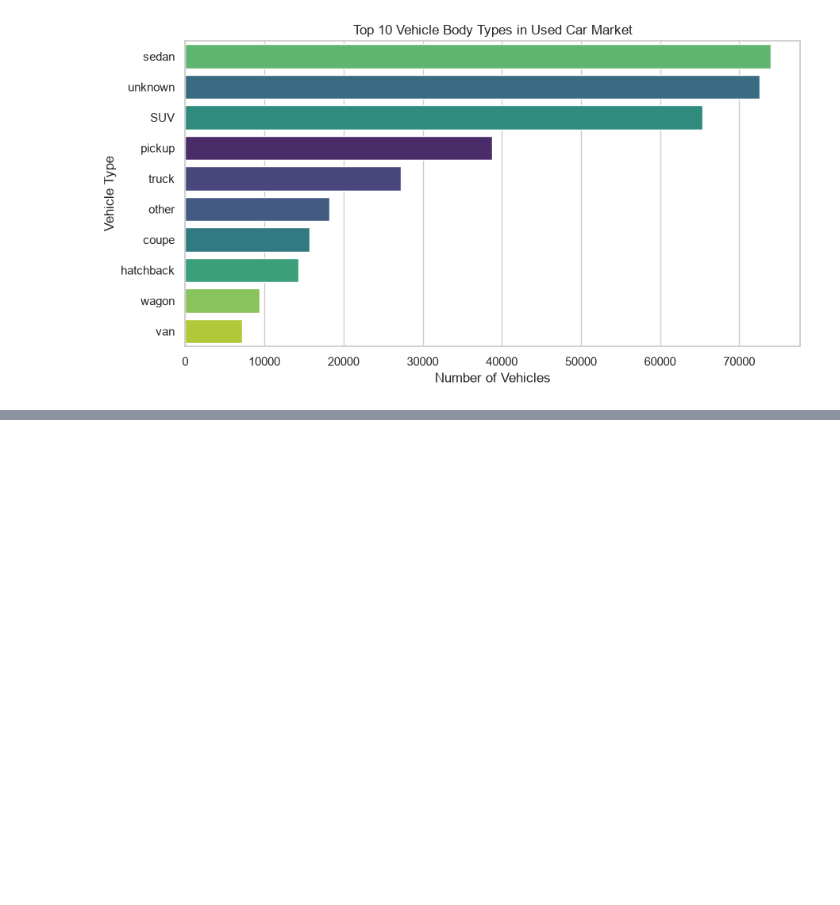
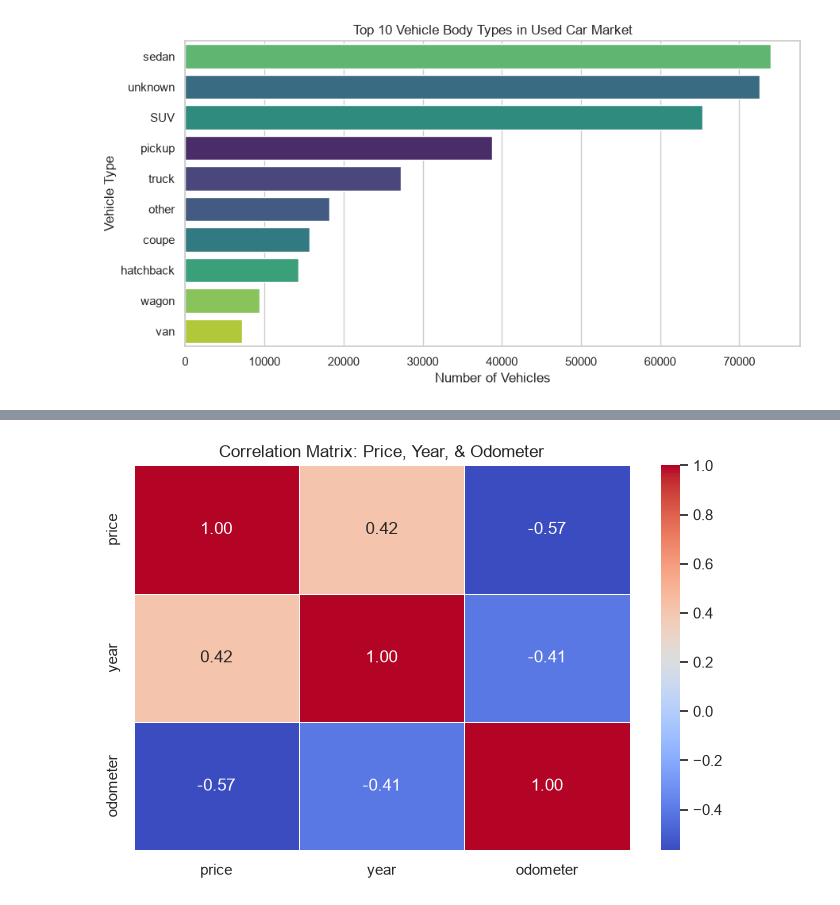
Before and after one commit to harybagus/used-car-market-analysis, a Jupyter notebook: used_car_market_analysis.ipynb, the cells around one changed output, grey strips where cells are left out. Saved outputs shown, nothing was run; the diff lists cells and outputs as text; code cells hidden in the pictures; blank space fills up the shorter version.

```diff
--- a/used_car_market_analysis.ipynb
+++ b/used_car_market_analysis.ipynb
@@ -291,0 +338,19 @@ plt.show()
+# %%
+# Heatmap Correlation Matrix
+plt.figure(figsize=(8, 5))
+
+numerical_cols = ['price', 'year', 'odometer']
+corr_matrix = df_clean[numerical_cols].corr()
+
+sns.heatmap(
+    corr_matrix,
+    annot=True,
+    cmap='coolwarm',
+    fmt='.2f',
+    linewidths=0.5
+)
+
+plt.title("Correlation Matrix: Price, Year, & Odometer")
+plt.show()
+# %% [output]
+[figure, added]
```
Also changed, not shown: parts of 5 cells of this notebook.
